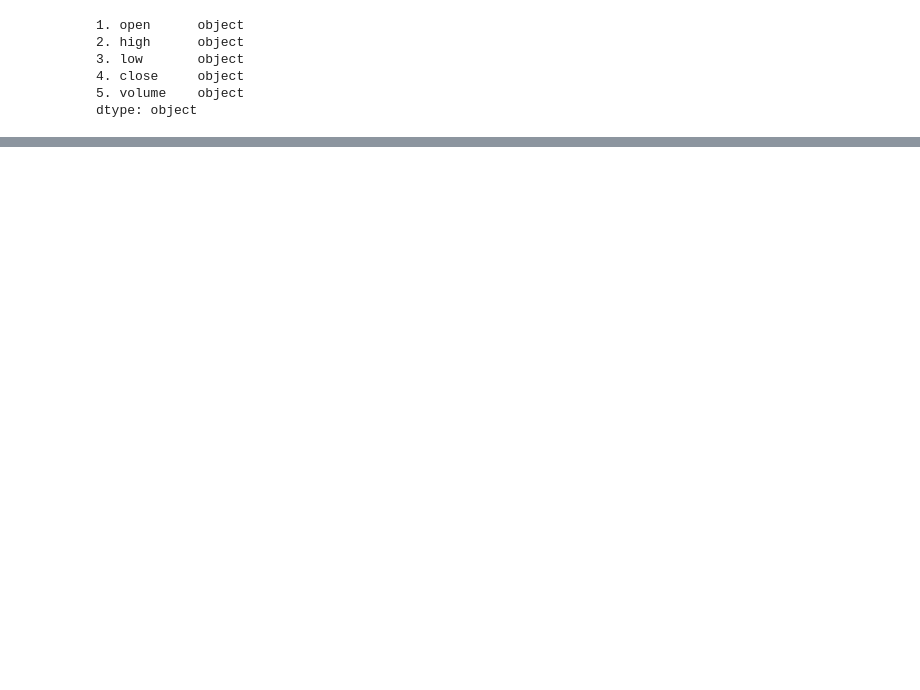
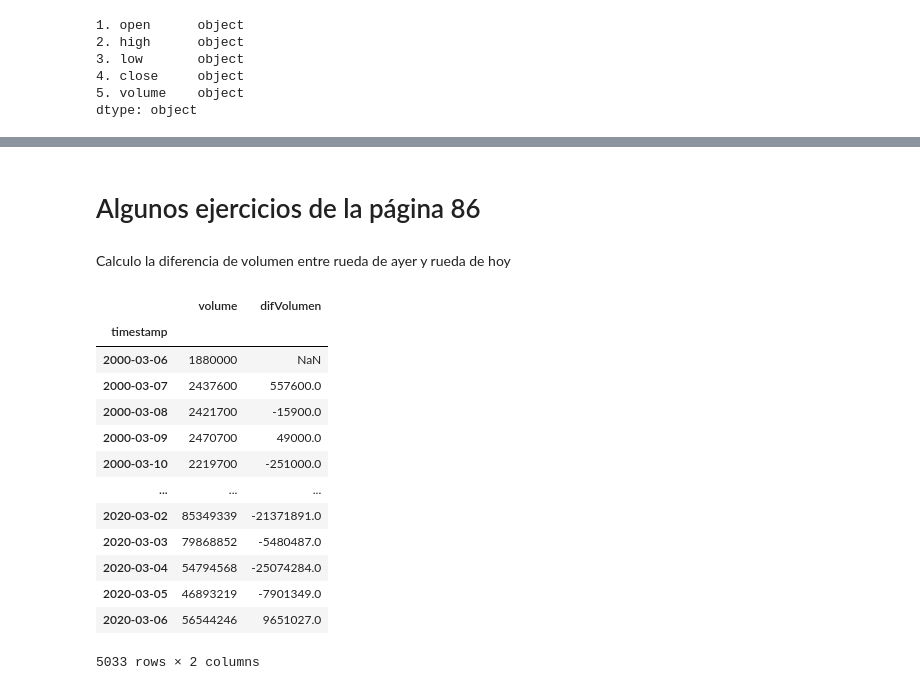
Before and after one commit to AucaCoyan/exp-quant, a Jupyter notebook: Libro1-Pandas.ipynb, the cells around one changed output, grey strips where cells are left out. Drawn from its saved outputs; the diff is of its cells as text; code cells hidden in the pictures; blank space fills up the shorter version.

Commit message:
agrege unos ejercicios

```diff
--- a/Libro1-Pandas.ipynb
+++ b/Libro1-Pandas.ipynb
@@ -1023,0 +964,25 @@ get_daily('AAPL')
+# %% [markdown]
+# Algunos ejercicios de la página 86
+# %% [markdown]
+Calculo la diferencia de volumen entre rueda de ayer y rueda de hoy
+# %%
+data = misfunciones.leerExcel('UCEMA/AAPL.xlsx')
+
+data = data.drop(columns=['open', 'high', 'low', 'close', 'adjusted_close'])
+data['difVolumen'] = data['volume'].diff()
+data
+# %% [output]
+|  | volume | difVolumen |
+| timestamp |  |  |
+| 2000-03-06 | 1880000 | NaN |
+| 2000-03-07 | 2437600 | 557600.0 |
+| 2000-03-08 | 2421700 | -15900.0 |
+| 2000-03-09 | 2470700 | 49000.0 |
+| 2000-03-10 | 2219700 | -251000.0 |
+| ... | ... | ... |
+| 2020-03-02 | 85349339 | -21371891.0 |
+| 2020-03-03 | 79868852 | -5480487.0 |
+| 2020-03-04 | 54794568 | -25074284.0 |
+| 2020-03-05 | 46893219 | -7901349.0 |
+| 2020-03-06 | 56544246 | 9651027.0 |
+5033 rows × 2 columns
```
Also changed, not shown: parts of 11 cells of this notebook, 1 other file.
